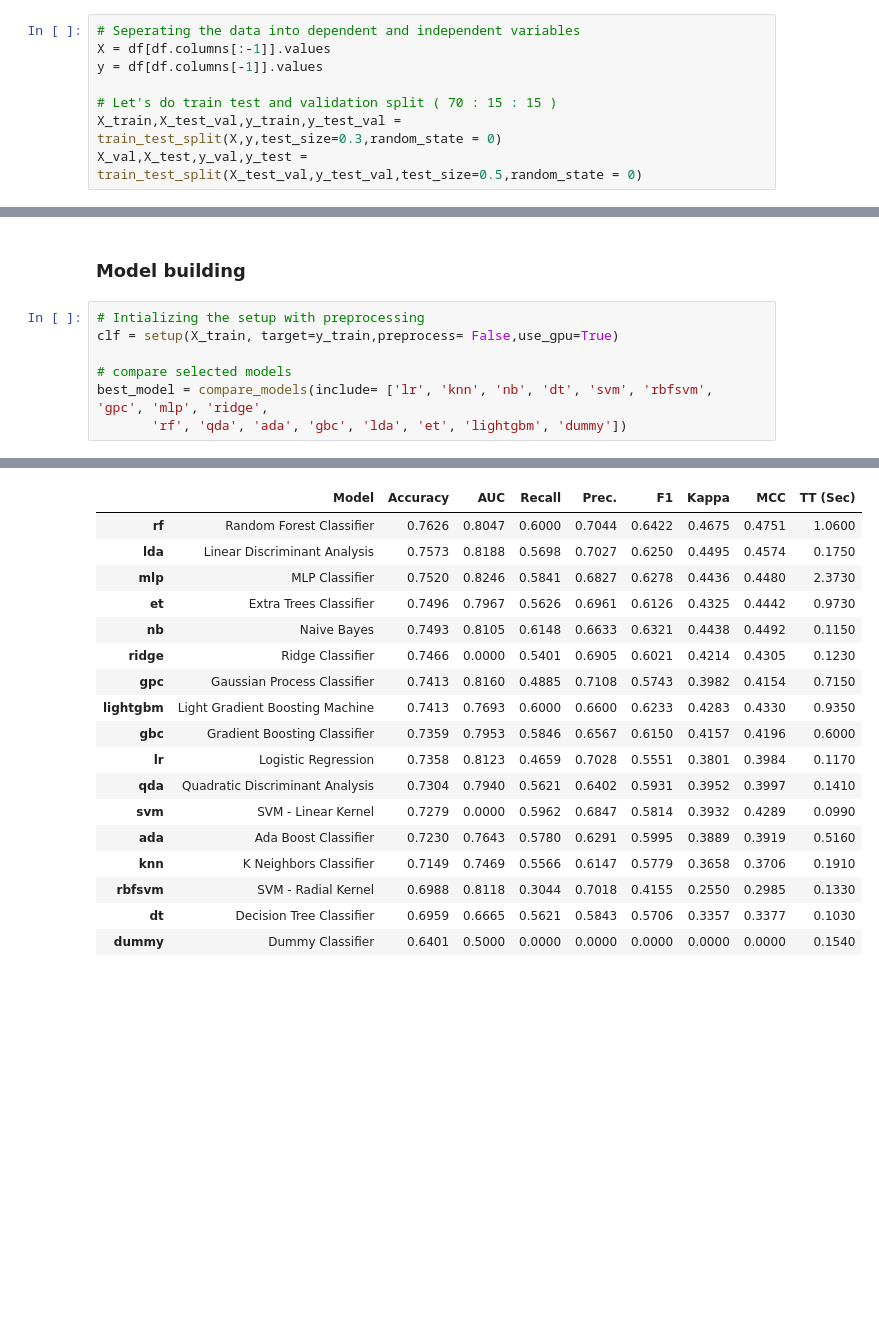
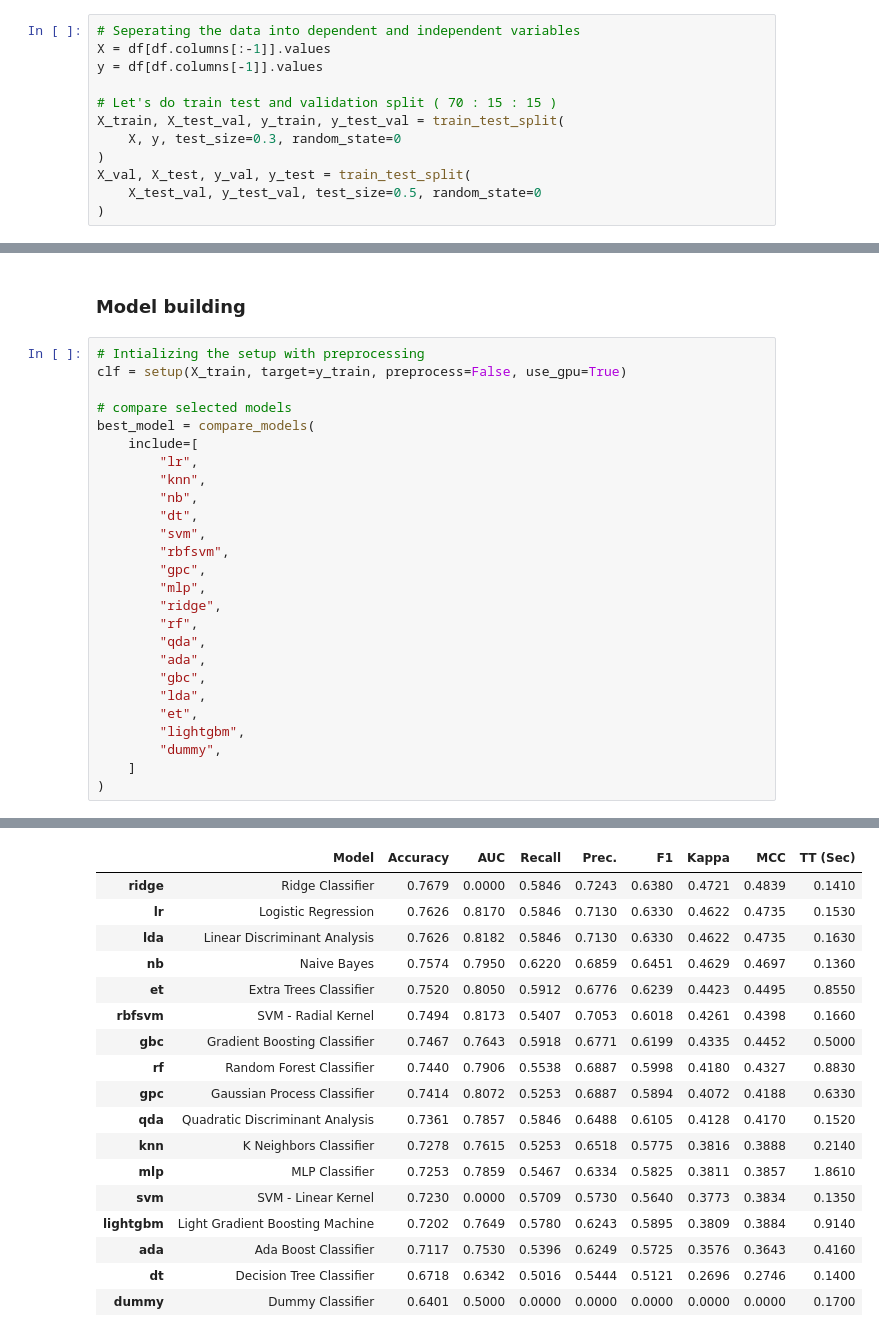
Before and after one commit to yuvraaj2002/Diabetes-Prediction, a Jupyter notebook: notebook/Notebook_Code.ipynb, the cells around one changed output, grey strips where cells are left out. Cells and saved outputs as stored; diff of their text form; blank space fills up the shorter version.

```diff
--- a/notebook/Notebook_Code.ipynb
+++ b/notebook/Notebook_Code.ipynb
@@ -138,8 +152,12 @@ X = df[df.columns[:-1]].values
 y = df[df.columns[-1]].values
 
 # Let's do train test and validation split ( 70 : 15 : 15 )
-X_train,X_test_val,y_train,y_test_val = train_test_split(X,y,test_size=0.3,random_state = 0)
-X_val,X_test,y_val,y_test = train_test_split(X_test_val,y_test_val,test_size=0.5,random_state = 0)
+X_train, X_test_val, y_train, y_test_val = train_test_split(
+    X, y, test_size=0.3, random_state=0
+)
+X_val, X_test, y_val, y_test = train_test_split(
+    X_test_val, y_test_val, test_size=0.5, random_state=0
+)
 # %%
 # Let's pass the training data throug the pipeline
 X_train = pipe.fit_transform(X_train)
@@ -147,10 +166,29 @@ X_train = pipe.fit_transform(X_train)
 ### Model building
 # %%
 # Intializing the setup with preprocessing
-clf = setup(X_train, target=y_train,preprocess= False,use_gpu=True)
+clf = setup(X_train, target=y_train, preprocess=False, use_gpu=True)
 
 # compare selected models
-best_model = compare_models(include= ['lr', 'knn', 'nb', 'dt', 'svm', 'rbfsvm', 'gpc', 'mlp', 'ridge',
-       'rf', 'qda', 'ada', 'gbc', 'lda', 'et', 'lightgbm', 'dummy'])
+best_model = compare_models(
+    include=[
+        "lr",
+        "knn",
+        "nb",
+        "dt",
+        "svm",
+        "rbfsvm",
+        "gpc",
+        "mlp",
+        "ridge",
+        "rf",
+        "qda",
+        "ada",
+        "gbc",
+        "lda",
+        "et",
+        "lightgbm",
+        "dummy",
+    ]
+)
 # %% [output]
 |  | Description | Value |
@@ -158,27 +196,27 @@ best_model = compare_models(include= ['lr', 'knn', 'nb', 'dt', 'svm', 'rbfsvm',
 | 1 | Target | target |
 | 2 | Target type | Binary |
 | 3 | Original data shape | (537, 9) |
 | 4 | Transformed data shape | (537, 9) |
 | 5 | Transformed train set shape | (375, 9) |
 | 6 | Transformed test set shape | (162, 9) |
 | 7 | Numeric features | 8 |
 [interactive output not drawn]
 |  | Model | Accuracy | AUC | Recall | Prec. | F1 | Kappa | MCC | TT (Sec) |
-| rf | Random Forest Classifier | 0.7626 | 0.8047 | 0.6000 | 0.7044 | 0.6422 | 0.4675 | 0.4751 | 1.0600 |
-| lda | Linear Discriminant Analysis | 0.7573 | 0.8188 | 0.5698 | 0.7027 | 0.6250 | 0.4495 | 0.4574 | 0.1750 |
-| mlp | MLP Classifier | 0.7520 | 0.8246 | 0.5841 | 0.6827 | 0.6278 | 0.4436 | 0.4480 | 2.3730 |
-| et | Extra Trees Classifier | 0.7496 | 0.7967 | 0.5626 | 0.6961 | 0.6126 | 0.4325 | 0.4442 | 0.9730 |
-| nb | Naive Bayes | 0.7493 | 0.8105 | 0.6148 | 0.6633 | 0.6321 | 0.4438 | 0.4492 | 0.1150 |
-| ridge | Ridge Classifier | 0.7466 | 0.0000 | 0.5401 | 0.6905 | 0.6021 | 0.4214 | 0.4305 | 0.1230 |
-| gpc | Gaussian Process Classifier | 0.7413 | 0.8160 | 0.4885 | 0.7108 | 0.5743 | 0.3982 | 0.4154 | 0.7150 |
-| lightgbm | Light Gradient Boosting Machine | 0.7413 | 0.7693 | 0.6000 | 0.6600 | 0.6233 | 0.4283 | 0.4330 | 0.9350 |
-| gbc | Gradient Boosting Classifier | 0.7359 | 0.7953 | 0.5846 | 0.6567 | 0.6150 | 0.4157 | 0.4196 | 0.6000 |
-| lr | Logistic Regression | 0.7358 | 0.8123 | 0.4659 | 0.7028 | 0.5551 | 0.3801 | 0.3984 | 0.1170 |
-| qda | Quadratic Discriminant Analysis | 0.7304 | 0.7940 | 0.5621 | 0.6402 | 0.5931 | 0.3952 | 0.3997 | 0.1410 |
-| svm | SVM - Linear Kernel | 0.7279 | 0.0000 | 0.5962 | 0.6847 | 0.5814 | 0.3932 | 0.4289 | 0.0990 |
-| ada | Ada Boost Classifier | 0.7230 | 0.7643 | 0.5780 | 0.6291 | 0.5995 | 0.3889 | 0.3919 | 0.5160 |
-| knn | K Neighbors Classifier | 0.7149 | 0.7469 | 0.5566 | 0.6147 | 0.5779 | 0.3658 | 0.3706 | 0.1910 |
-| rbfsvm | SVM - Radial Kernel | 0.6988 | 0.8118 | 0.3044 | 0.7018 | 0.4155 | 0.2550 | 0.2985 | 0.1330 |
-| dt | Decision Tree Classifier | 0.6959 | 0.6665 | 0.5621 | 0.5843 | 0.5706 | 0.3357 | 0.3377 | 0.1030 |
-| dummy | Dummy Classifier | 0.6401 | 0.5000 | 0.0000 | 0.0000 | 0.0000 | 0.0000 | 0.0000 | 0.1540 |
+| ridge | Ridge Classifier | 0.7679 | 0.0000 | 0.5846 | 0.7243 | 0.6380 | 0.4721 | 0.4839 | 0.1410 |
+| lr | Logistic Regression | 0.7626 | 0.8170 | 0.5846 | 0.7130 | 0.6330 | 0.4622 | 0.4735 | 0.1530 |
+| lda | Linear Discriminant Analysis | 0.7626 | 0.8182 | 0.5846 | 0.7130 | 0.6330 | 0.4622 | 0.4735 | 0.1630 |
+| nb | Naive Bayes | 0.7574 | 0.7950 | 0.6220 | 0.6859 | 0.6451 | 0.4629 | 0.4697 | 0.1360 |
+| et | Extra Trees Classifier | 0.7520 | 0.8050 | 0.5912 | 0.6776 | 0.6239 | 0.4423 | 0.4495 | 0.8550 |
+| rbfsvm | SVM - Radial Kernel | 0.7494 | 0.8173 | 0.5407 | 0.7053 | 0.6018 | 0.4261 | 0.4398 | 0.1660 |
+| gbc | Gradient Boosting Classifier | 0.7467 | 0.7643 | 0.5918 | 0.6771 | 0.6199 | 0.4335 | 0.4452 | 0.5000 |
+| rf | Random Forest Classifier | 0.7440 | 0.7906 | 0.5538 | 0.6887 | 0.5998 | 0.4180 | 0.4327 | 0.8830 |
+| gpc | Gaussian Process Classifier | 0.7414 | 0.8072 | 0.5253 | 0.6887 | 0.5894 | 0.4072 | 0.4188 | 0.6330 |
+| qda | Quadratic Discriminant Analysis | 0.7361 | 0.7857 | 0.5846 | 0.6488 | 0.6105 | 0.4128 | 0.4170 | 0.1520 |
+| knn | K Neighbors Classifier | 0.7278 | 0.7615 | 0.5253 | 0.6518 | 0.5775 | 0.3816 | 0.3888 | 0.2140 |
+| mlp | MLP Classifier | 0.7253 | 0.7859 | 0.5467 | 0.6334 | 0.5825 | 0.3811 | 0.3857 | 1.8610 |
+| svm | SVM - Linear Kernel | 0.7230 | 0.0000 | 0.5709 | 0.5730 | 0.5640 | 0.3773 | 0.3834 | 0.1350 |
+| lightgbm | Light Gradient Boosting Machine | 0.7202 | 0.7649 | 0.5780 | 0.6243 | 0.5895 | 0.3809 | 0.3884 | 0.9140 |
+| ada | Ada Boost Classifier | 0.7117 | 0.7530 | 0.5396 | 0.6249 | 0.5725 | 0.3576 | 0.3643 | 0.4160 |
+| dt | Decision Tree Classifier | 0.6718 | 0.6342 | 0.5016 | 0.5444 | 0.5121 | 0.2696 | 0.2746 | 0.1400 |
+| dummy | Dummy Classifier | 0.6401 | 0.5000 | 0.0000 | 0.0000 | 0.0000 | 0.0000 | 0.0000 | 0.1700 |
 [interactive output not drawn]
```
Also changed, not shown: parts of 17 cells of this notebook.
